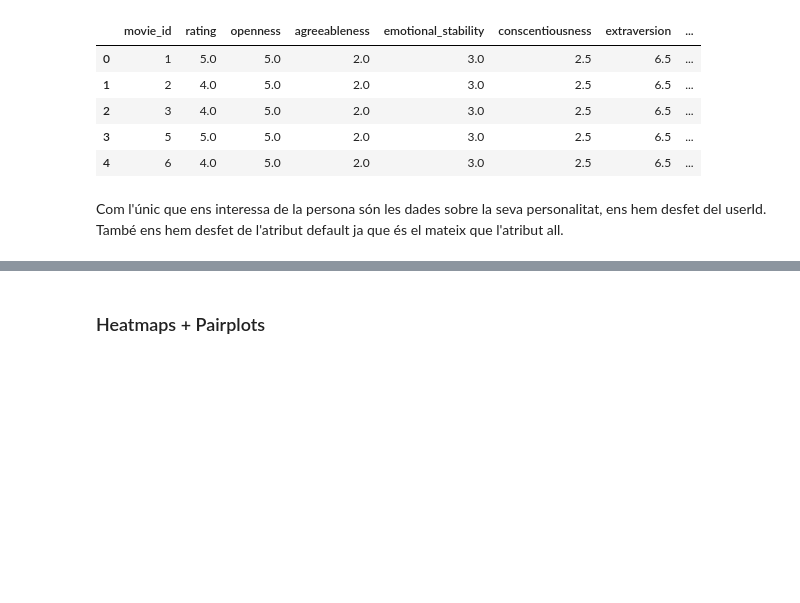
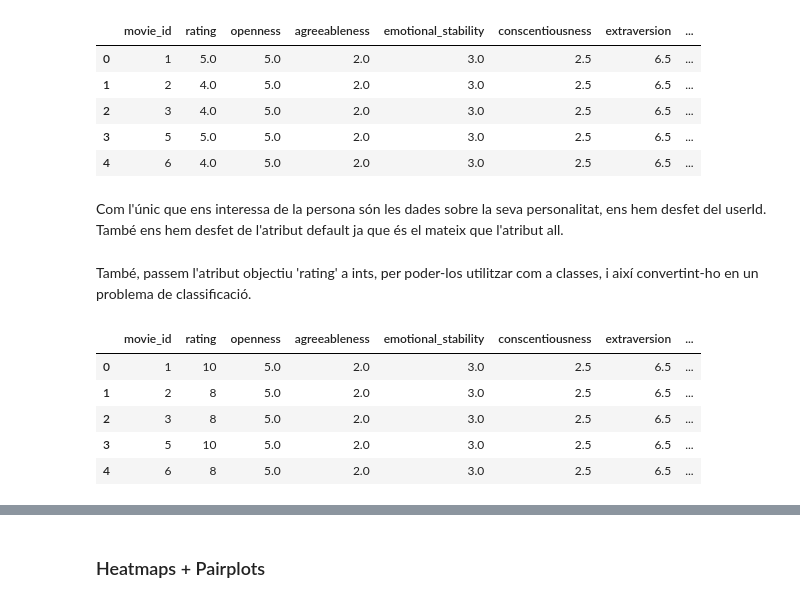
Before and after one commit to 1603295/UAB-APC-CasKaggle, a Jupyter notebook: CasKaggle/CasKaggle.ipynb, the cells around one changed output, grey strips where cells are left out. Drawn from its saved outputs; the diff is of its cells as text; code cells hidden in the pictures; blank space fills up the shorter version.

```diff
--- a/CasKaggle/CasKaggle.ipynb
+++ b/CasKaggle/CasKaggle.ipynb
@@ -86,6 +84,24 @@ dataset.head()
 | 4 | 6 | 4.0 | 5.0 | 2.0 | 3.0 | 2.5 | 6.5 | ... |
 # %% [markdown]
 Com l'únic que ens interessa de la persona són les dades sobre la seva personalitat, ens hem desfet del userId. També ens hem desfet de l'atribut default ja que és el mateix que l'atribut all.
+# %% [markdown]
+També, passem l'atribut objectiu 'rating' a ints, per poder-los utilitzar com a classes, i així convertint-ho en un problema de classificació.
+# %%
+dataset = dataset.replace({'rating': {0.5: 1, 1: 2, 1.5: 3, 2: 4, 2.5: 5, 3: 6, 3.5: 7, 4: 8, 4.5: 9, 5: 10}})
+dataset = dataset.astype({'rating':'int'})
+
+data = dataset.values
+x = data[:, np.array([True, False, True, True, True, True, True, True, True, True, True, True, True, True])]
+y = data[:, 1]
+
+dataset.head()
+# %% [output]
+|  | movie_id | rating | openness | agreeableness | emotional_stability | conscentiousness | extraversion | ... |
+| 0 | 1 | 10 | 5.0 | 2.0 | 3.0 | 2.5 | 6.5 | ... |
+| 1 | 2 | 8 | 5.0 | 2.0 | 3.0 | 2.5 | 6.5 | ... |
+| 2 | 3 | 8 | 5.0 | 2.0 | 3.0 | 2.5 | 6.5 | ... |
+| 3 | 5 | 10 | 5.0 | 2.0 | 3.0 | 2.5 | 6.5 | ... |
+| 4 | 6 | 8 | 5.0 | 2.0 | 3.0 | 2.5 | 6.5 | ... |
 # %%
 dataset.info()
 # %% [output]
```
Also changed, not shown: parts of 13 cells of this notebook.
